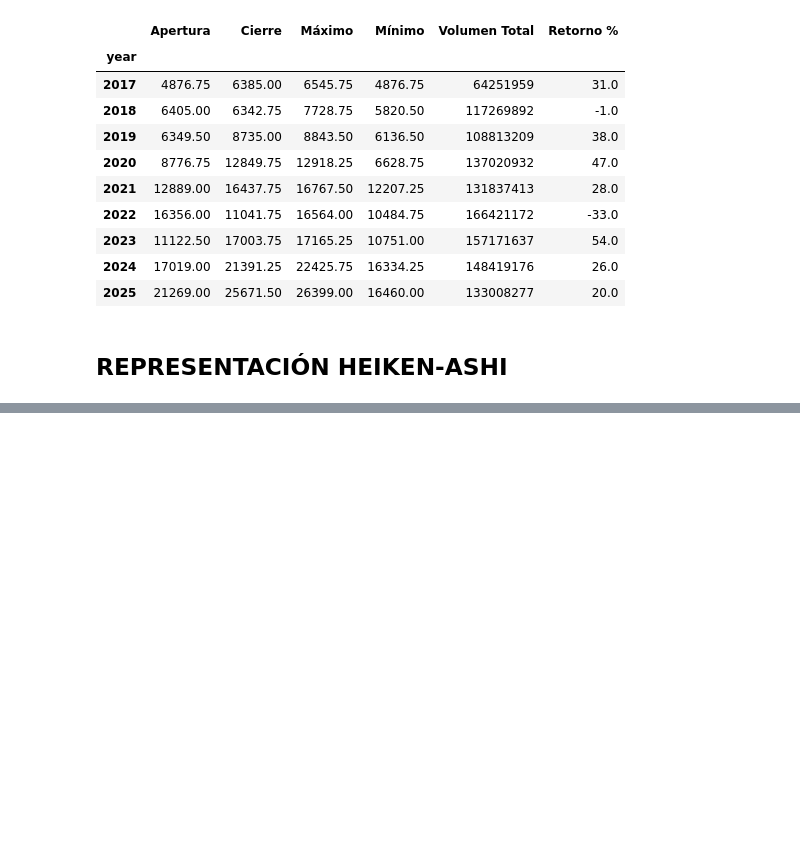
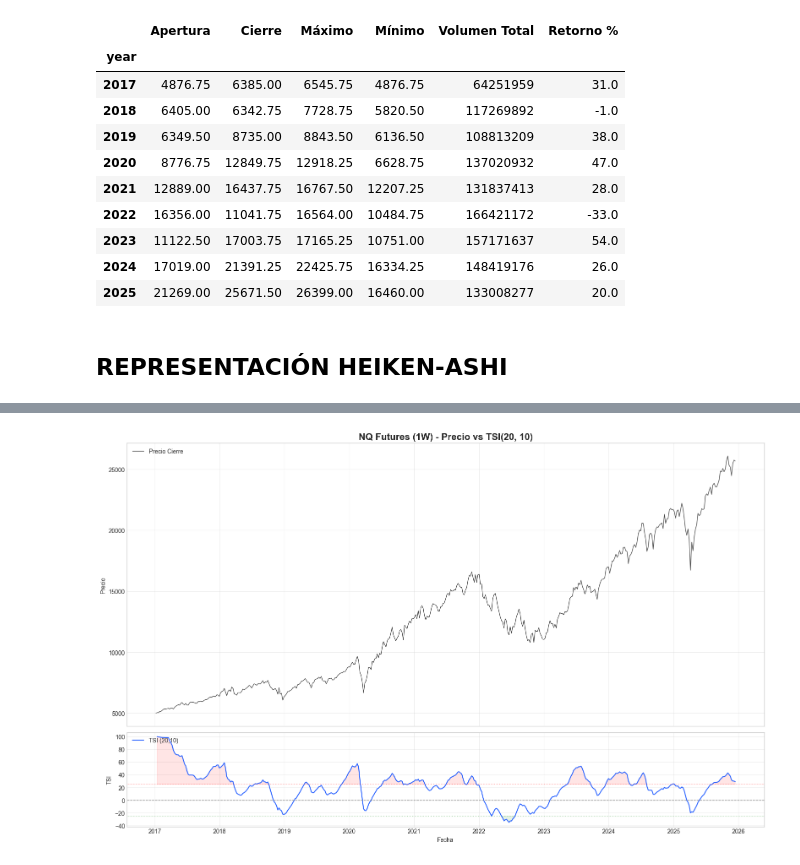
Before and after one commit to emszmtz/analisis_TSI, a Jupyter notebook: 01_load_and_visualize.ipynb, the cells around one changed output, grey strips where cells are left out. Cells and saved outputs as stored; diff of their text form; code cells hidden in the pictures; blank space fills up the shorter version.

Commit message:
Add TSI strategies, data download scripts and visualization notebook

```diff
--- a/01_load_and_visualize.ipynb
+++ b/01_load_and_visualize.ipynb
@@ -332,0 +369,90 @@ Hasta: 2025-12-14 00:00:00+00:00
+# %%
+# =============================================================================
+# CÁLCULO Y VISUALIZACIÓN DEL TSI (True Strength Index)
+# =============================================================================
+
+# Parámetros del TSI configurables
+TSI_R = 20  # Período largo (suavizado del momento)
+TSI_S = 10  # Período corto (suavizado del suavizado)
+
+def calculate_tsi(df, r=25, s=13):
+    """
+    Calcula el True Strength Index (TSI).
+    Formula:
+        M = Close - Close_prev
+        TSI = 100 * (EMA(EMA(M, r), s) / EMA(EMA(|M|, r), s))
+    """
+    # 1. Calcular el cambio de precio (Momentum)
+    diff = df['close'].diff()
+
+    # 2. Calcular el primer suavizado (EMA r)
+    # Usamos adjust=False para replicar el estándar técnico clásico
+    ema1_diff = diff.ewm(span=r, adjust=False).mean()
+    ema1_abs_diff = diff.abs().ewm(span=r, adjust=False).mean()
+
+    # 3. Calcular el segundo suavizado (EMA s) del resultado anterior
+    ema2_diff = ema1_diff.ewm(span=s, adjust=False).mean()
+    ema2_abs_diff = ema1_abs_diff.ewm(span=s, adjust=False).mean()
+
+    # 4. Calcular TSI
+    tsi = 100 * (ema2_diff / ema2_abs_diff)
+
+    return tsi
+
+# Calcular TSI sobre el dataframe resampleado (df_tf)
+# Asegúrate de haber ejecutado la celda anterior para tener df_tf definido
+df_tf['TSI'] = calculate_tsi(df_tf, r=TSI_R, s=TSI_S)
+
+# =============================================================================
+# GRAFICAR PRECIO Y TSI
+# =============================================================================
+fig, (ax1, ax2) = plt.subplots(2, 1, figsize=(16, 10), sharex=True,
+                               gridspec_kw={'height_ratios': [3, 1]})
+
+# --- Subplot 1: Precio (Velas Heiken Ashi o Cierre) ---
+# Usamos el cierre simple para mayor claridad junto al oscilador,
+# pero puedes usar las velas HA si prefieres.
+ax1.plot(df_tf.index, df_tf['close'], label='Precio Cierre', color='black', linewidth=1, alpha=0.7)
+ax1.set_title(f'NQ Futures ({TIMEFRAME}) - Precio vs TSI({TSI_R}, {TSI_S})', fontsize=16, fontweight='bold')
+ax1.set_ylabel('Precio')
+ax1.grid(True, alpha=0.3)
+ax1.legend(loc='upper left')
+
+# --- Subplot 2: TSI ---
+tsi_color = '#2962FF' # Azul vibrante
+ax2.plot(df_tf.index, df_tf['TSI'], label=f'TSI ({TSI_R},{TSI_S})', color=tsi_color, linewidth=1.5)
+
+# Línea cero (Centro)
+ax2.axhline(0, color='gray', linestyle='--', linewidth=1, alpha=0.8)
+
+# Niveles de referencia (Sobrecompra/Sobreventa típicos)
+ax2.axhline(25, color='red', linestyle=':', linewidth=0.8, alpha=0.5)
+ax2.axhline(-25, color='green', linestyle=':', linewidth=0.8, alpha=0.5)
+
+# Relleno para destacar zonas extremas (Opcional)
+ax2.fill_between(df_tf.index, 25, df_tf['TSI'], where=(df_tf['TSI'] >= 25),
+                 color='red', alpha=0.1, interpolate=True)
+ax2.fill_between(df_tf.index, -25, df_tf['TSI'], where=(df_tf['TSI'] <= -25),
+                 color='green', alpha=0.1, interpolate=True)
+
+ax2.set_ylabel('TSI')
+ax2.set_xlabel('Fecha')
+ax2.grid(True, alpha=0.3)
+ax2.legend(loc='upper left')
+
+# Formato de fechas en eje X (mejora visual)
+import matplotlib.dates as mdates
+# Si hay muchos datos, mostramos solo años/meses principales
+if len(df_tf) > 200:
+    ax2.xaxis.set_major_locator(mdates.YearLocator())
+    ax2.xaxis.set_major_formatter(mdates.DateFormatter('%Y'))
+    ax2.xaxis.set_minor_locator(mdates.MonthLocator(interval=3))
+
+plt.tight_layout()
+plt.show()
+
+# Mostrar últimos valores
+print(f"Últimos valores del TSI ({TSI_R}, {TSI_S}):")
+print(df_tf[['close', 'TSI']].tail(5))
+# %% [output]
+[figure, added]
```
Also changed, not shown: parts of 13 cells of this notebook, 9 other files.
